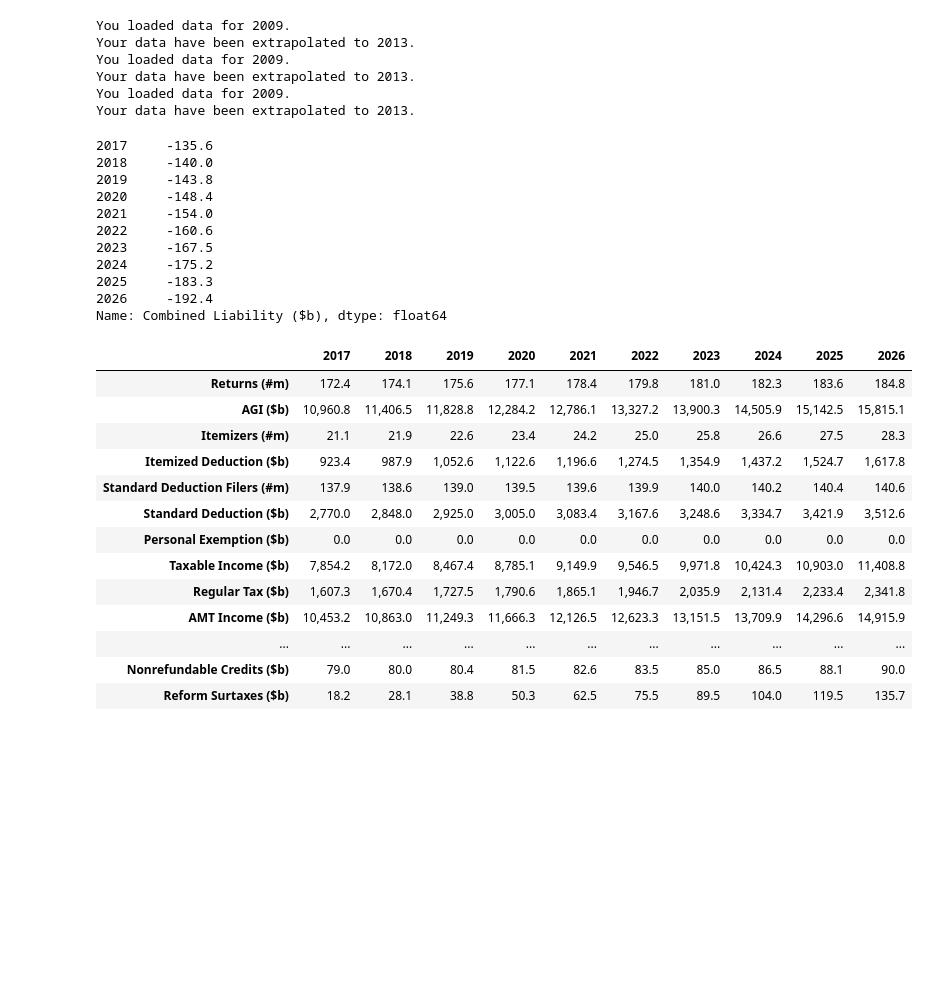
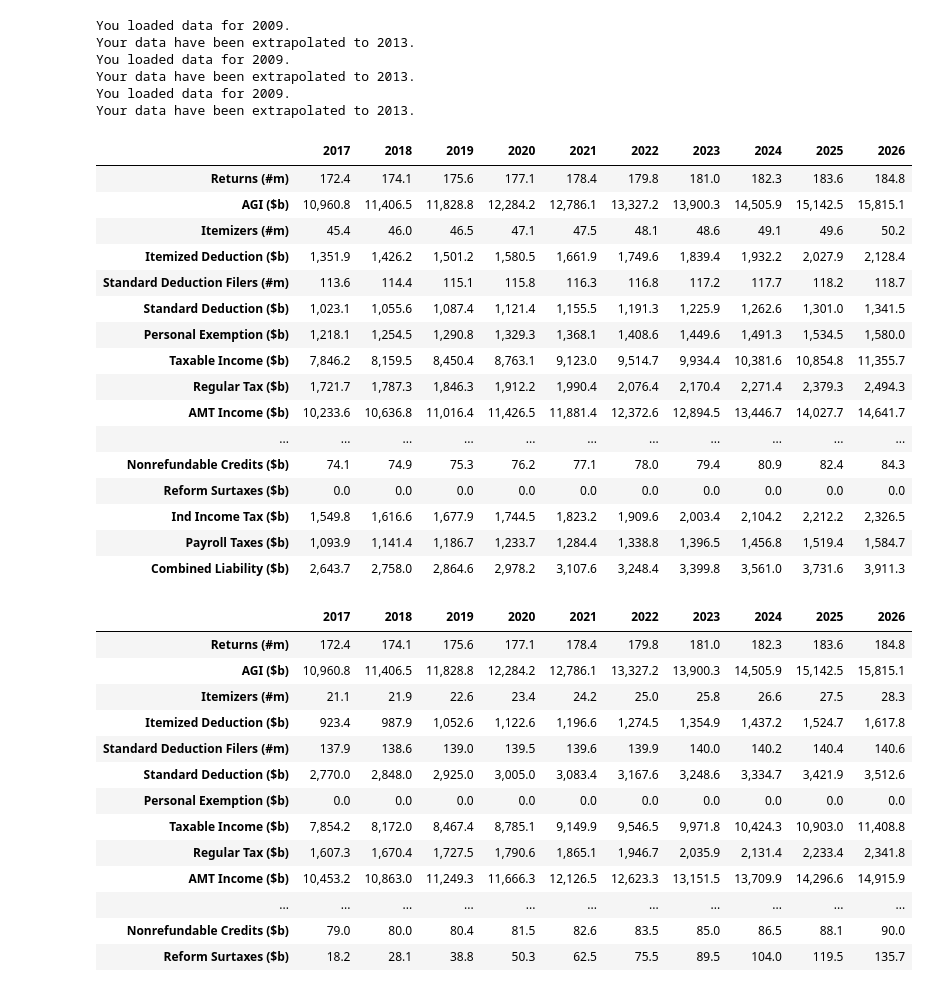
Before and after one commit to GoFroggyRun/Notebook, a Jupyter notebook: Trump.ipynb, the cells around one changed output. Drawn from its saved outputs; the diff is of its cells as text; code cells hidden in the pictures; blank space fills up the shorter version.

Commit message:
diag table& compare

```diff
--- a/Trump.ipynb
+++ b/Trump.ipynb
@@ -89,22 +89,28 @@ calc_behav.calc_all()
 Trump_static = multiyear_diagnostic_table(calc_T, num_years=10)
 # %%
 Base = multiyear_diagnostic_table(calcbase, num_years=10)
-# %%
-Trump_static.iloc[18] - Base.iloc[18]
-# %% [output]
-2017     -135.6
-2018     -140.0
-2019     -143.8
-2020     -148.4
-2021     -154.0
-2022     -160.6
-2023     -167.5
-2024     -175.2
-2025     -183.3
-2026     -192.4
-Name: Combined Liability ($b), dtype: float64
 # %%
 Trump_BE = multiyear_diagnostic_table(calc_behav, num_years=10)
+# %%
+Base
+# %% [output]
+|  | 2017 | 2018 | 2019 | 2020 | 2021 | 2022 | 2023 | 2024 | 2025 | 2026 |
+| Returns (#m) | 172.4 | 174.1 | 175.6 | 177.1 | 178.4 | 179.8 | 181.0 | 182.3 | 183.6 | 184.8 |
+| AGI ($b) | 10,960.8 | 11,406.5 | 11,828.8 | 12,284.2 | 12,786.1 | 13,327.2 | 13,900.3 | 14,505.9 | 15,142.5 | 15,815.1 |
+| Itemizers (#m) | 45.4 | 46.0 | 46.5 | 47.1 | 47.5 | 48.1 | 48.6 | 49.1 | 49.6 | 50.2 |
+| Itemized Deduction ($b) | 1,351.9 | 1,426.2 | 1,501.2 | 1,580.5 | 1,661.9 | 1,749.6 | 1,839.4 | 1,932.2 | 2,027.9 | 2,128.4 |
+| Standard Deduction Filers (#m) | 113.6 | 114.4 | 115.1 | 115.8 | 116.3 | 116.8 | 117.2 | 117.7 | 118.2 | 118.7 |
+| Standard Deduction ($b) | 1,023.1 | 1,055.6 | 1,087.4 | 1,121.4 | 1,155.5 | 1,191.3 | 1,225.9 | 1,262.6 | 1,301.0 | 1,341.5 |
+| Personal Exemption ($b) | 1,218.1 | 1,254.5 | 1,290.8 | 1,329.3 | 1,368.1 | 1,408.6 | 1,449.6 | 1,491.3 | 1,534.5 | 1,580.0 |
+| Taxable Income ($b) | 7,846.2 | 8,159.5 | 8,450.4 | 8,763.1 | 9,123.0 | 9,514.7 | 9,934.4 | 10,381.6 | 10,854.8 | 11,355.7 |
+| Regular Tax ($b) | 1,721.7 | 1,787.3 | 1,846.3 | 1,912.2 | 1,990.4 | 2,076.4 | 2,170.4 | 2,271.4 | 2,379.3 | 2,494.3 |
+| AMT Income ($b) | 10,233.6 | 10,636.8 | 11,016.4 | 11,426.5 | 11,881.4 | 12,372.6 | 12,894.5 | 13,446.7 | 14,027.7 | 14,641.7 |
+| ... | ... | ... | ... | ... | ... | ... | ... | ... | ... | ... |
+| Nonrefundable Credits ($b) | 74.1 | 74.9 | 75.3 | 76.2 | 77.1 | 78.0 | 79.4 | 80.9 | 82.4 | 84.3 |
+| Reform Surtaxes ($b) | 0.0 | 0.0 | 0.0 | 0.0 | 0.0 | 0.0 | 0.0 | 0.0 | 0.0 | 0.0 |
+| Ind Income Tax ($b) | 1,549.8 | 1,616.6 | 1,677.9 | 1,744.5 | 1,823.2 | 1,909.6 | 2,003.4 | 2,104.2 | 2,212.2 | 2,326.5 |
+| Payroll Taxes ($b) | 1,093.9 | 1,141.4 | 1,186.7 | 1,233.7 | 1,284.4 | 1,338.8 | 1,396.5 | 1,456.8 | 1,519.4 | 1,584.7 |
+| Combined Liability ($b) | 2,643.7 | 2,758.0 | 2,864.6 | 2,978.2 | 3,107.6 | 3,248.4 | 3,399.8 | 3,561.0 | 3,731.6 | 3,911.3 |
 # %%
 Trump_static
 # %% [output]
```
Also changed, not shown: parts of 4 cells of this notebook.
